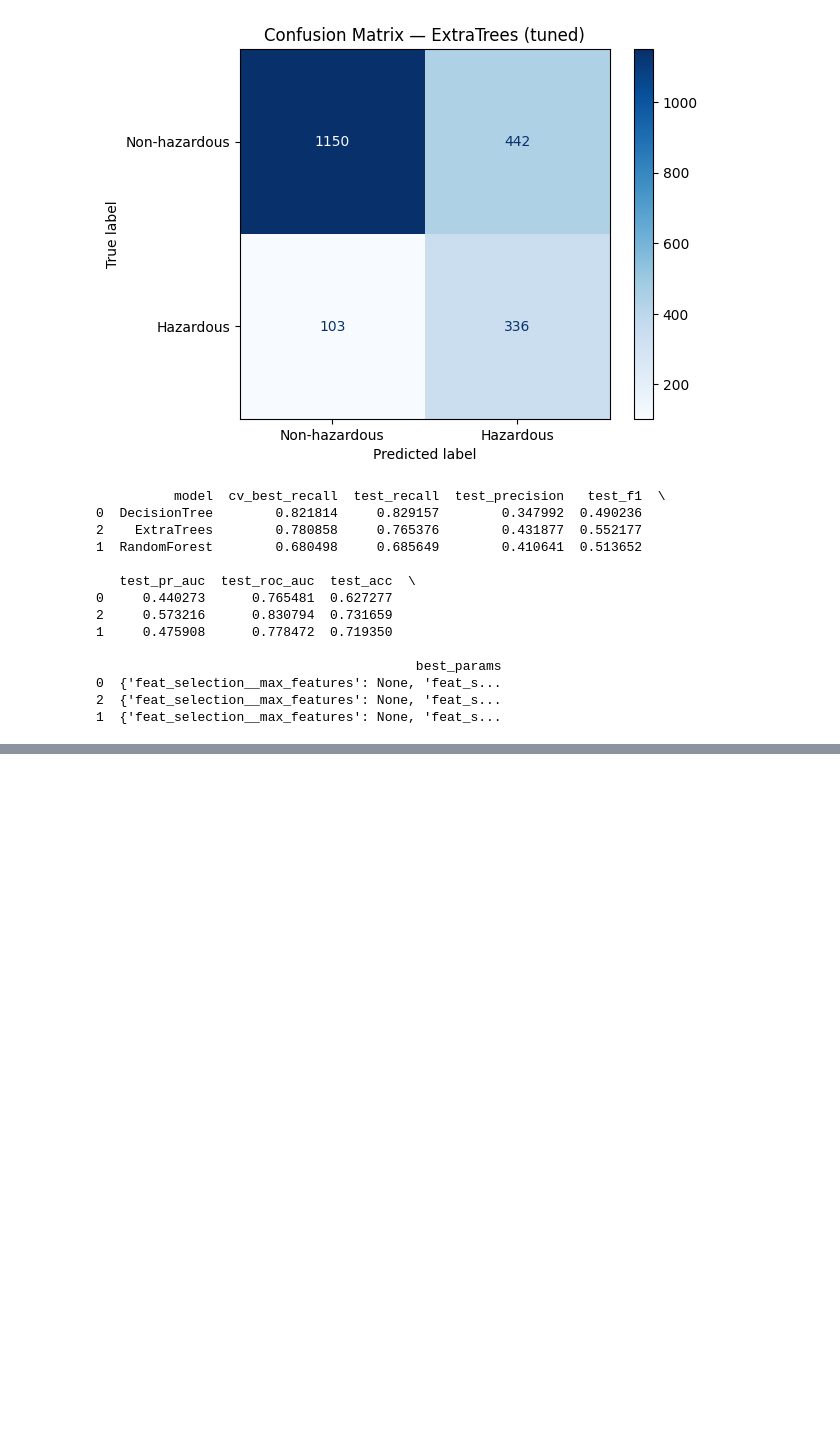
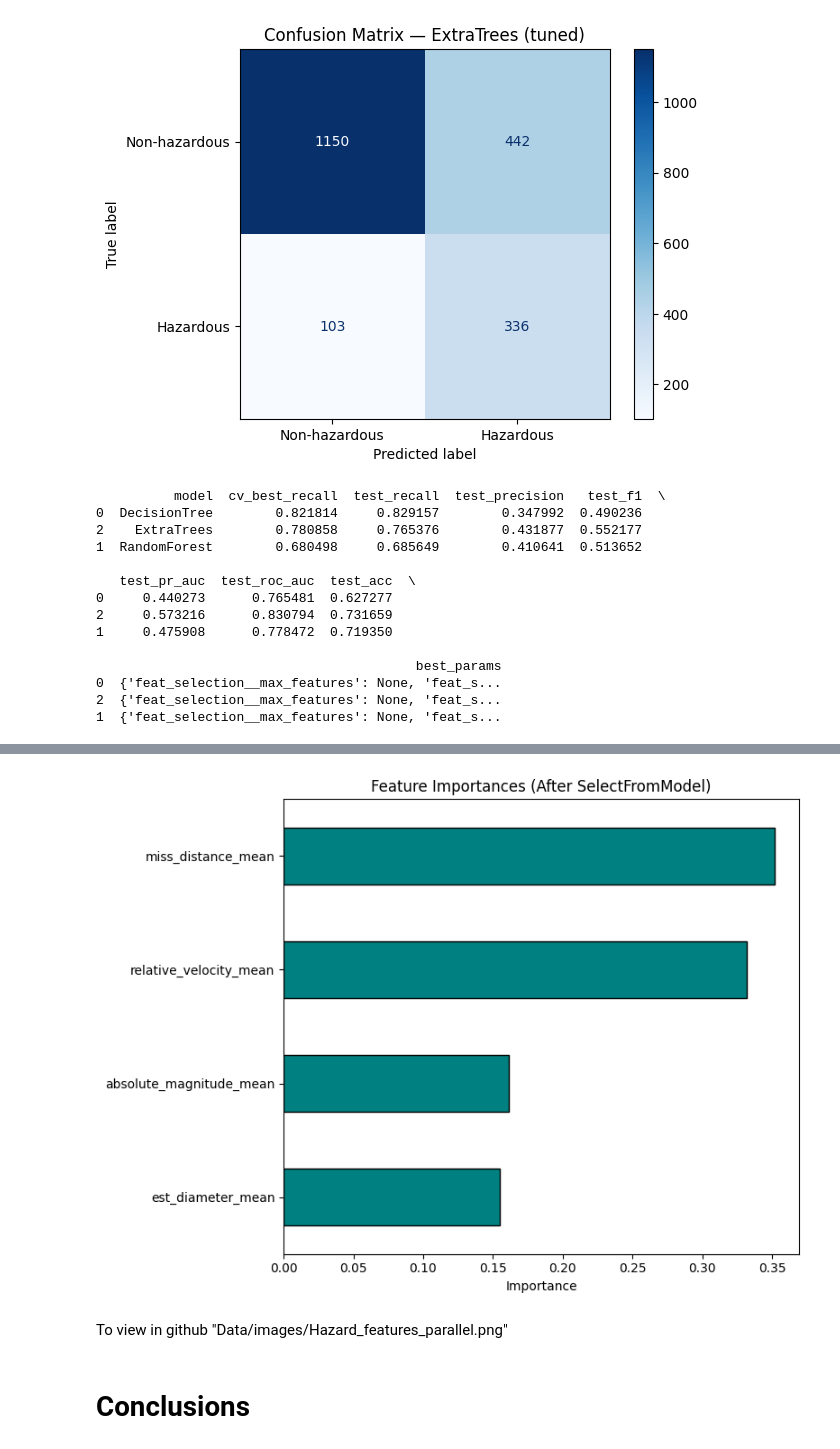
Before and after one commit to Mikeecee1/Near-Earth-Asteroid-Analysis, a Jupyter notebook: jupyter_notebooks/ML_Modelling.ipynb, the cells around one changed output, grey strips where cells are left out. Cells and saved outputs as stored; diff of their text form; code cells hidden in the pictures; blank space fills up the shorter version.

Commit message:
Completed ML modelling for tree models and added visuals

```diff
--- a/jupyter_notebooks/ML_Modelling.ipynb
+++ b/jupyter_notebooks/ML_Modelling.ipynb
@@ -539,0 +610,5 @@ TN:1150 FP:442 FN:103 TP:336
+# %%
+# Next we can grab our best model & param combination
+best_model_name = tuned_df.iloc[0]["model"]
+best_params = tuned_df.iloc[0]["best_params"]
+best_model_name, best_params
@@ -539,0 +628,14 @@ TN:1150 FP:442 FN:103 TP:336
+# %%
+# Extract selector and model from pipeline
+selector = best_model_name.named_steps["feat_selection"]
+model = best_model_name.named_steps["model"]
+
+# Get feature mask (True = feature kept)
+mask = selector.get_support()
+
+# Match to your original training columns
+selected_features = X_train.columns[mask]
+
+print("Selected features used in final model:")
+for i, feat in enumerate(selected_features, start=1):
+    print(f"{i}. {feat}")
@@ -539,0 +648,6 @@ TN:1150 FP:442 FN:103 TP:336
+# %%
+# Create aligned importance list
+importances = pd.Series(model.feature_importances_, index=selected_features).sort_values(ascending=False)
+
+print("\nFeature importances (aligned with selected features):")
+print(importances)
@@ -539,0 +668,11 @@ TN:1150 FP:442 FN:103 TP:336
+# %%
+import matplotlib.pyplot as plt
+
+plt.figure(figsize=(8,6))
+importances.sort_values().plot(kind="barh", color="teal", edgecolor="black")
+plt.title("Feature Importances (After SelectFromModel)")
+plt.xlabel("Importance")
+plt.tight_layout()
+plt.show()
+# %% [output]
+[figure, added]
@@ -539,0 +712,4 @@ TN:1150 FP:442 FN:103 TP:336
+# %% [markdown]
+To view in github "Data/images/Hazard_features_parallel.png"
+# %% [markdown]
+# Conclusions
```
Also changed, not shown: parts of 22 cells of this notebook, 2 other files.
